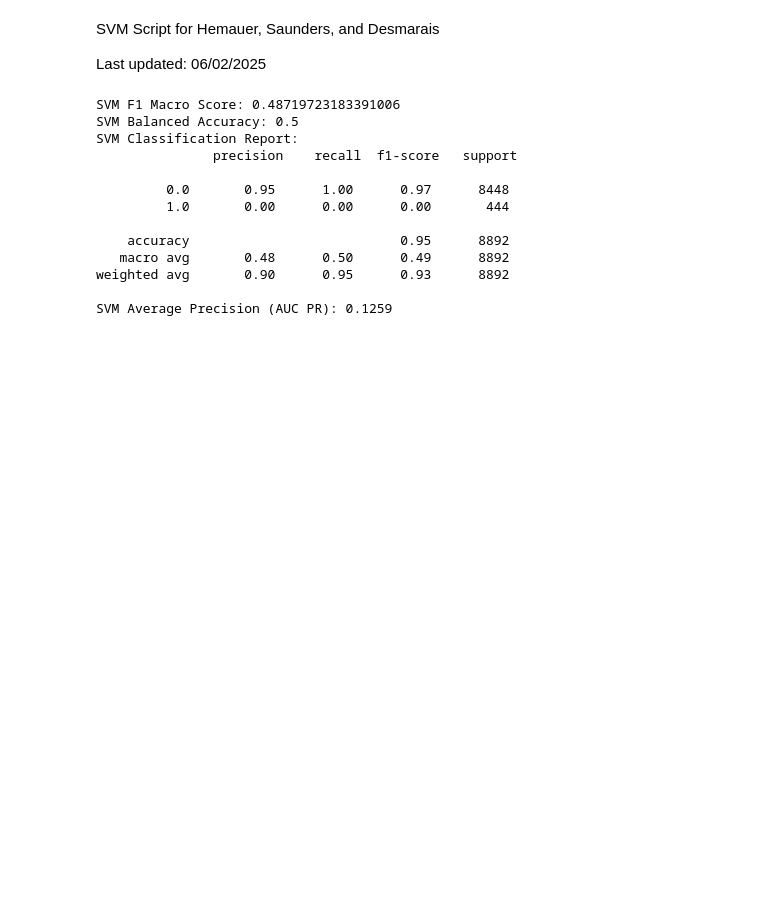
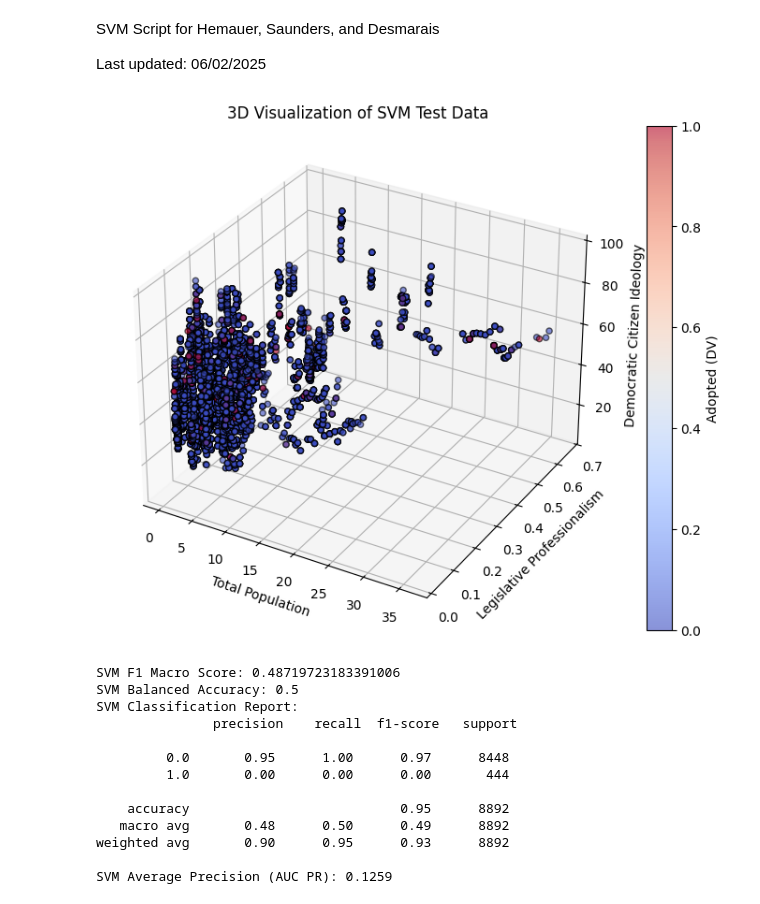
Before and after one commit to nhemauer/Pred-Diffusion-2025, a Jupyter notebook: svm.ipynb, the cells around one changed output. Drawn from its saved outputs; the diff is of its cells as text; code cells hidden in the pictures; blank space fills up the shorter version.

```diff
--- a/svm.ipynb
+++ b/svm.ipynb
@@ -40,6 +40,31 @@ X_train, X_test, y_train, y_test = train_test_split(X, y, test_size = 0.2, rando
 scaler = StandardScaler()
 X_train_scaled = scaler.fit_transform(X_train)
 X_test_scaled = scaler.transform(X_test)
+# %%
+### Data Visualization
+# (Not useful, but kinda cool)
+
+feature_names = X_test.columns
+X_vis = X_test[feature_names]
+y_vis = y_test
+
+fig = plt.figure(figsize = (10, 7))
+ax = fig.add_subplot(111, projection = '3d')
+
+# Scatter plot
+scatter = ax.scatter(
+    X_vis['totpop'], X_vis['legp_squire'], X_vis['citi6010'],
+    c = y_vis, cmap = 'coolwarm', alpha = 0.6, edgecolor = 'k'
+)
+
+ax.set_xlabel('Total Population')
+ax.set_ylabel('Legislative Professionalism')
+ax.set_zlabel('Democratic Citizen Ideology')
+ax.set_title('3D Visualization of SVM Test Data')
+plt.colorbar(scatter, ax = ax, label = 'Adopted (DV)')
+plt.show()
+# %% [output]
+[figure, added]
 # %%
 ### Boehmke et al. 2017 SVM (No Optimization)
 
```
